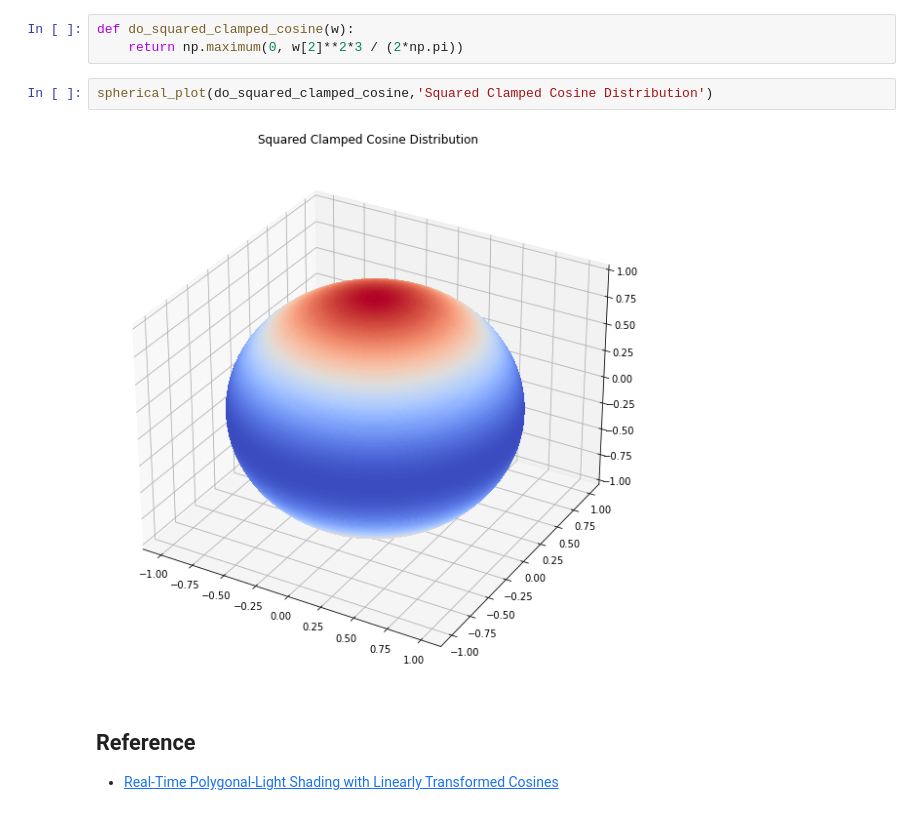
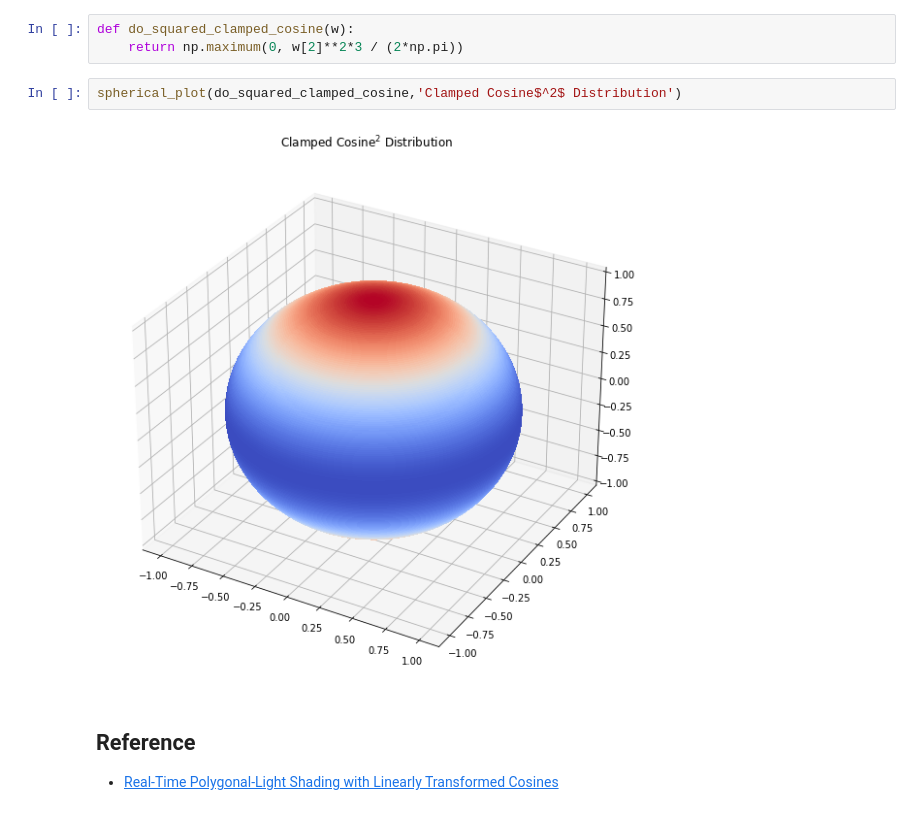
Before and after one commit to neil3d/math_viz, a Jupyter notebook: docs/spherical_distributions.ipynb, the cells around one changed output. Cells and saved outputs as stored; diff of their text form.

```diff
--- a/docs/spherical_distributions.ipynb
+++ b/docs/spherical_distributions.ipynb
@@ -128,9 +128,9 @@ $$
 def do_squared_clamped_cosine(w):
     return np.maximum(0, w[2]**2*3 / (2*np.pi))
 # %%
-spherical_plot(do_squared_clamped_cosine,'Squared Clamped Cosine Distribution')
+spherical_plot(do_squared_clamped_cosine,'Clamped Cosine$^2$ Distribution')
 # %% [output]
-[figure, old version]
+[figure, new version]
 # %% [markdown]
 ## Reference
 
```
Also changed, not shown: parts of 1 cell of this notebook, 1 other file.
